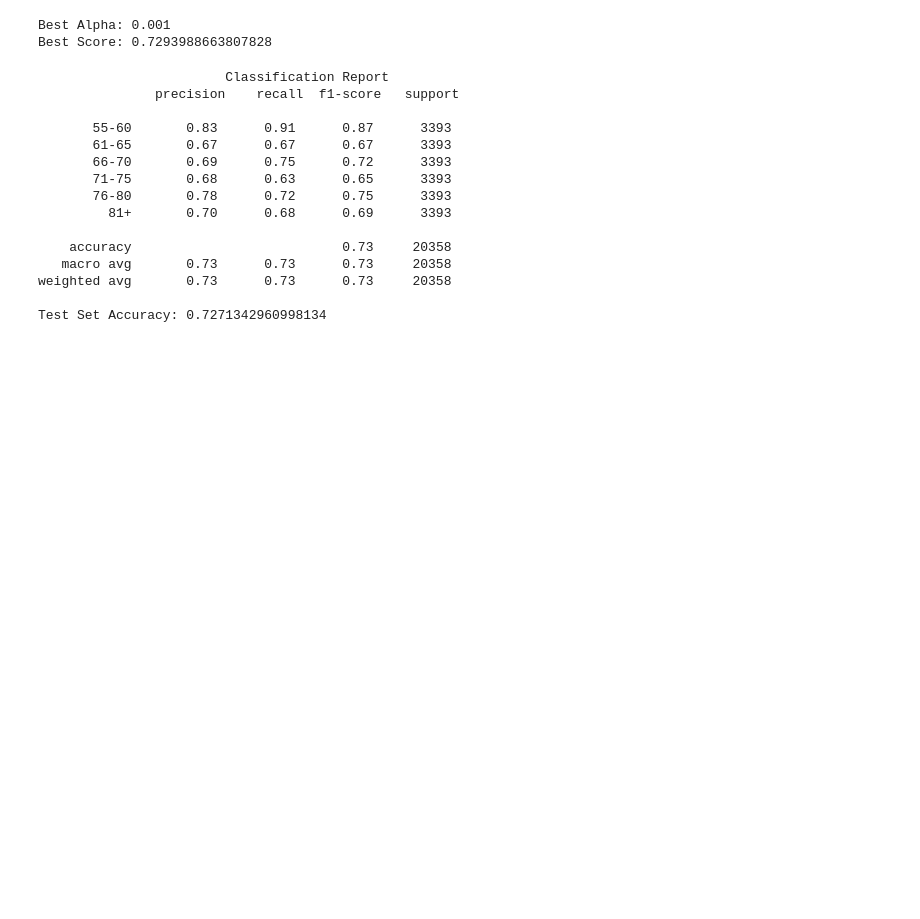
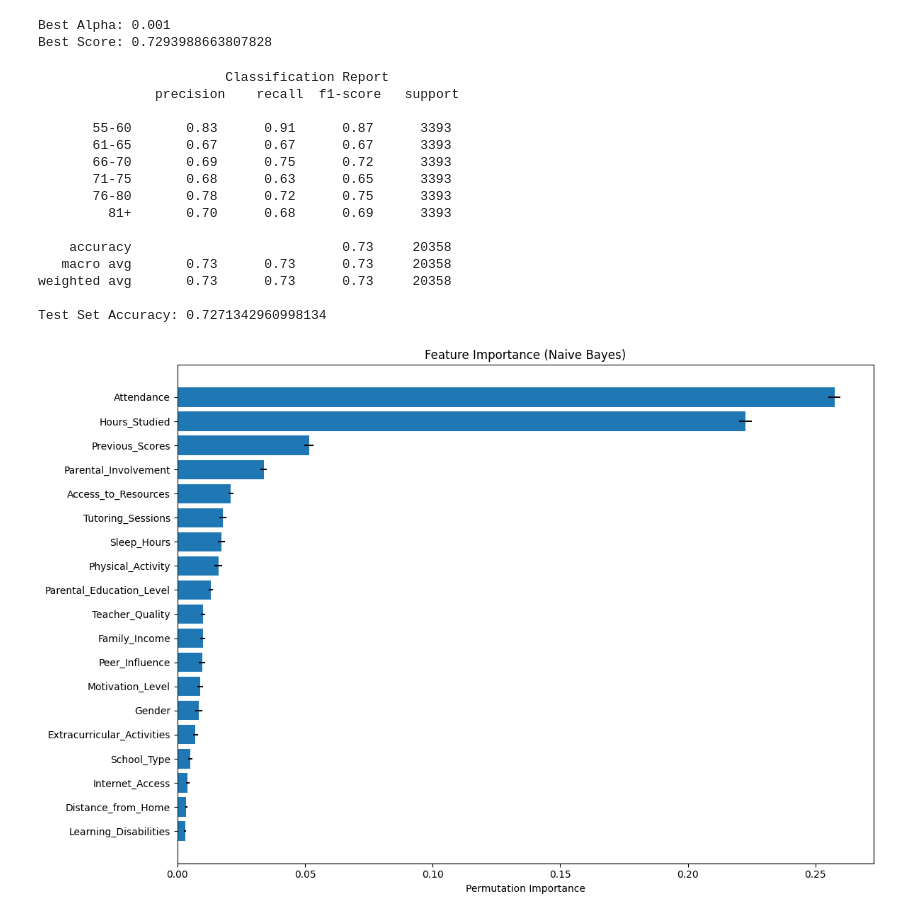
Before and after one commit to ifojiaku/Student-performance-Machine-Learning-Models, a Jupyter notebook: NaiveBayes.ipynb, the cells around one changed output. Saved outputs shown, nothing was run; the diff lists cells and outputs as text; code cells hidden in the pictures; blank space fills up the shorter version.

Commit message:
added feature importance to naive bayes

```diff
--- a/NaiveBayes.ipynb
+++ b/NaiveBayes.ipynb
@@ -176,3 +177,31 @@ print("\n\t\t\tClassification Report\n", classification_report(y_balanced, y_pre
 weighted avg       0.73      0.73      0.73     20358
 
 Test Set Accuracy: 0.7271342960998134
+# %%
+def plot_feature_importance(model, X, y, feature_names):
+    # Calculate permutation importance
+    result = permutation_importance(model, X, y, n_repeats=10, random_state=42)
+
+    # Get feature importances and standard deviations
+    importance = result.importances_mean
+    std = result.importances_std
+
+    # Sort features by importance
+    sorted_idx = np.argsort(importance)
+
+    # Create plot
+    plt.figure(figsize=(12, 8))
+    plt.barh(range(len(sorted_idx)), importance[sorted_idx], xerr=std[sorted_idx],
+             align='center')
+
+    plt.yticks(range(len(sorted_idx)), np.array(feature_names)[sorted_idx])
+    plt.xlabel('Permutation Importance')
+    plt.title('Feature Importance (Naive Bayes)')
+    plt.tight_layout()
+    plt.show()
+# %%
+# Plot feature importance for the tuned model
+feature_names = X.columns.tolist()
+plot_feature_importance(NB_Model_Tuned, X_balanced, y_balanced, feature_names)
+# %% [output]
+[figure, added]
```
Also changed, not shown: parts of 1 cell of this notebook.
